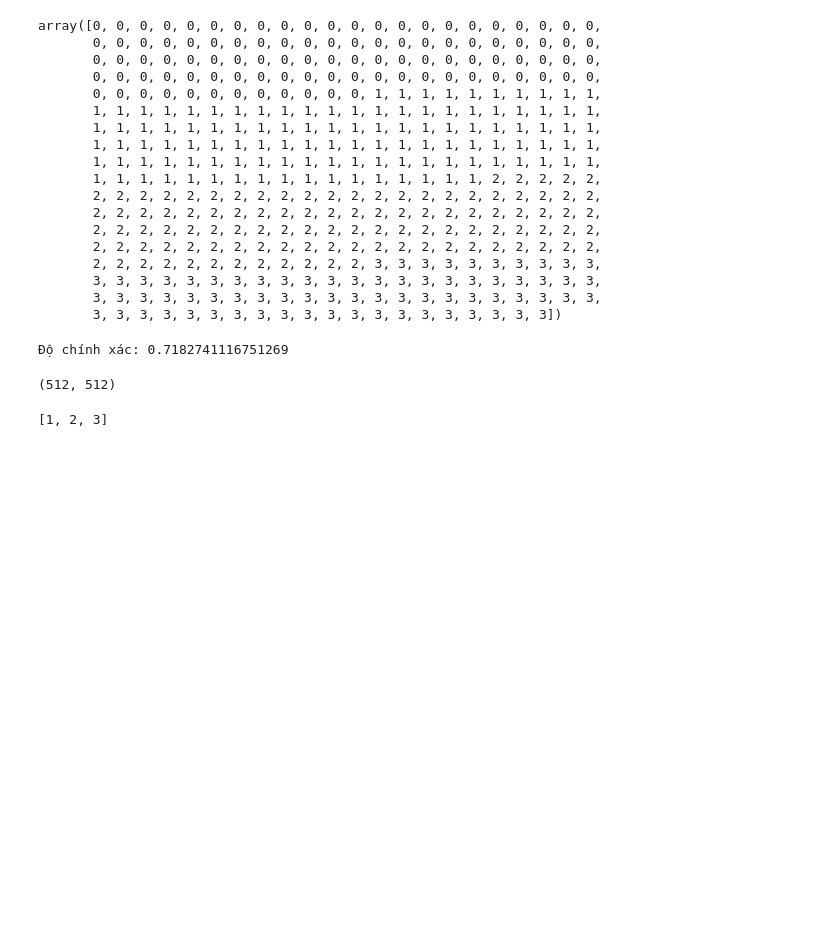
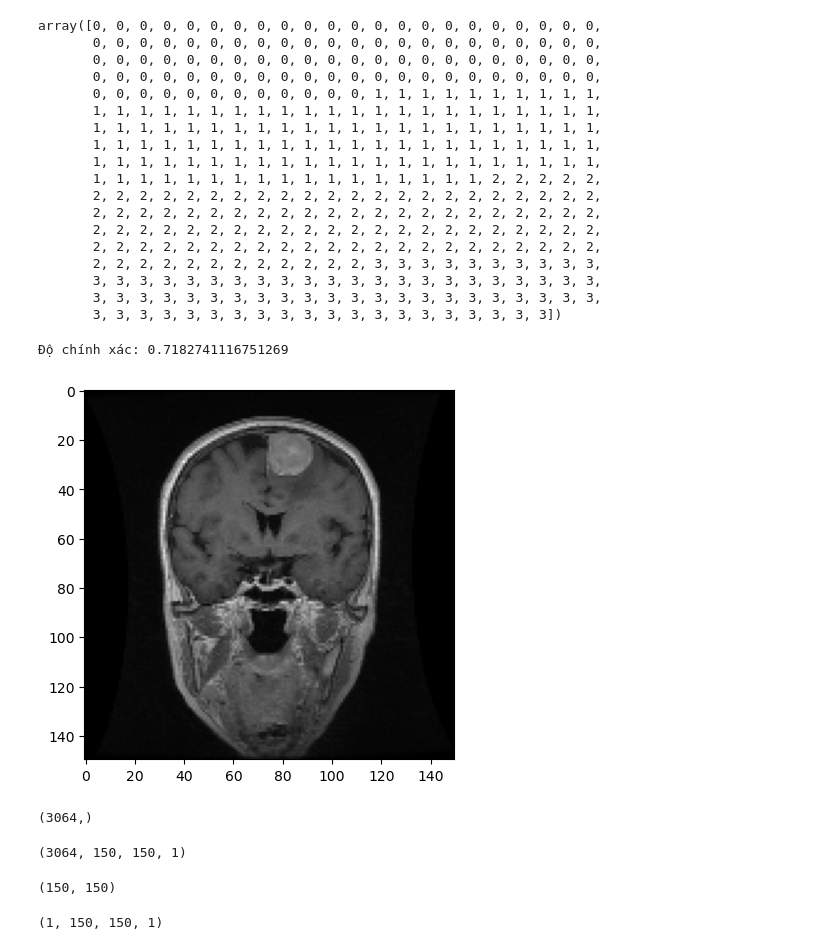
Before and after one commit to phulocnguyen/Cancer-Diagnosis-AI-based-System, a Jupyter notebook: main.ipynb, the cells around one changed output. Cells and saved outputs as stored; diff of their text form; code cells hidden in the pictures; blank space fills up the shorter version.

Commit message:
resize new data

```diff
--- a/main.ipynb
+++ b/main.ipynb
@@ -348,26 +348,35 @@ print("Độ chính xác:", accuracy)
 # %%
 import numpy as np
 data = np.load('/Users/kaiser/Downloads/brain_tumor_dataset/images.npy',allow_pickle=True)
-print(data[4].shape)
+from matplotlib import pyplot as plt
+new_IMG = cv2.resize(data[24],(150, 150))
+plt.imshow(new_IMG, cmap='gray')
+plt.show()
 # %% [output]
-(512, 512)
+[figure, added]
-# %%
-def find_different_elements(nums):
-  """
-  Tìm các phần tử khác nhau trong một danh sách.
-
-  Args:
-    nums: Danh sách các số.
-
-  Returns:
-    Danh sách các phần tử khác nhau.
-  """
-  different_elements = set(nums)
-  return list(different_elements)
-
-
-label = np.load('/Users/kaiser/Downloads/brain_tumor_dataset/labels.npy',allow_pickle=True)
-different_elements = find_different_elements(label)
-print(different_elements)  # Output: [1, 2, 3, 4]
-# %% [output]
-[1, 2, 3]
+# %%
+data.shape
+# %% [output]
+(3064,)
+# %%
+X_newdata = []
+for i in range(3064):
+    new_IMG = cv2.resize(data[i],(150, 150))
+    X_newdata.append(new_IMG)
+X_newdata = np.array(X_newdata).reshape(-1, 150, 150)
+X_newdata = X_newdata/255.0
+X_newdata = X_newdata.reshape(-1, 150, 150, 1)
+print(X_newdata.shape)
+# %% [output]
+(3064, 150, 150, 1)
+# %%
+new_IMG.shape
+# %% [output]
+(150, 150)
+# %%
+L = np.array(new_IMG).reshape(-1, 150, 150)
+L = L/255.0
+L = L.reshape(-1, 150, 150, 1)
+print(L.shape)
+# %% [output]
+(1, 150, 150, 1)
```
